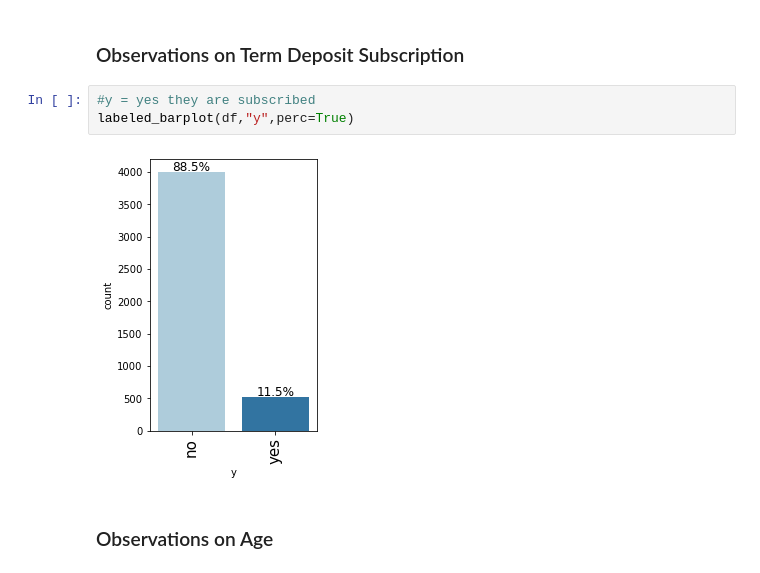
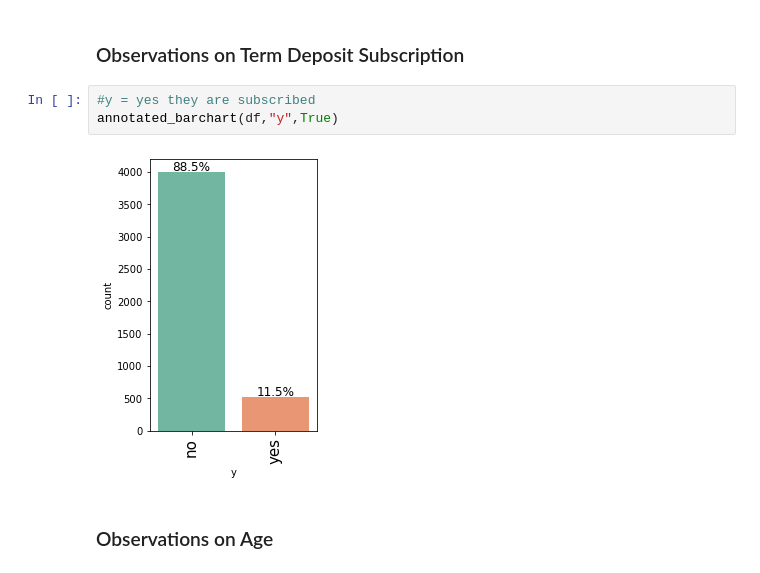
Before and after one commit to darkepacific/AAI-501-FinalTeamProject, a Jupyter notebook: AAI-501-FinalTeamProject.ipynb, the cells around one changed output. Saved outputs shown, nothing was run; the diff lists cells and outputs as text.

```diff
--- a/AAI-501-FinalTeamProject.ipynb
+++ b/AAI-501-FinalTeamProject.ipynb
@@ -227,9 +213,9 @@ Index(['age', 'job', 'marital', 'education', 'default', 'balance', 'housing',
 ### Observations on Term Deposit Subscription
 # %%
 #y = yes they are subscribed
-labeled_barplot(df,"y",perc=True)
+annotated_barchart(df,"y",True)
 # %% [output]
-[figure, old version]
+[figure, new version]
 # %% [markdown]
 ### Observations on Age
 # %%
```
Also changed, not shown: parts of 7 cells of this notebook.
